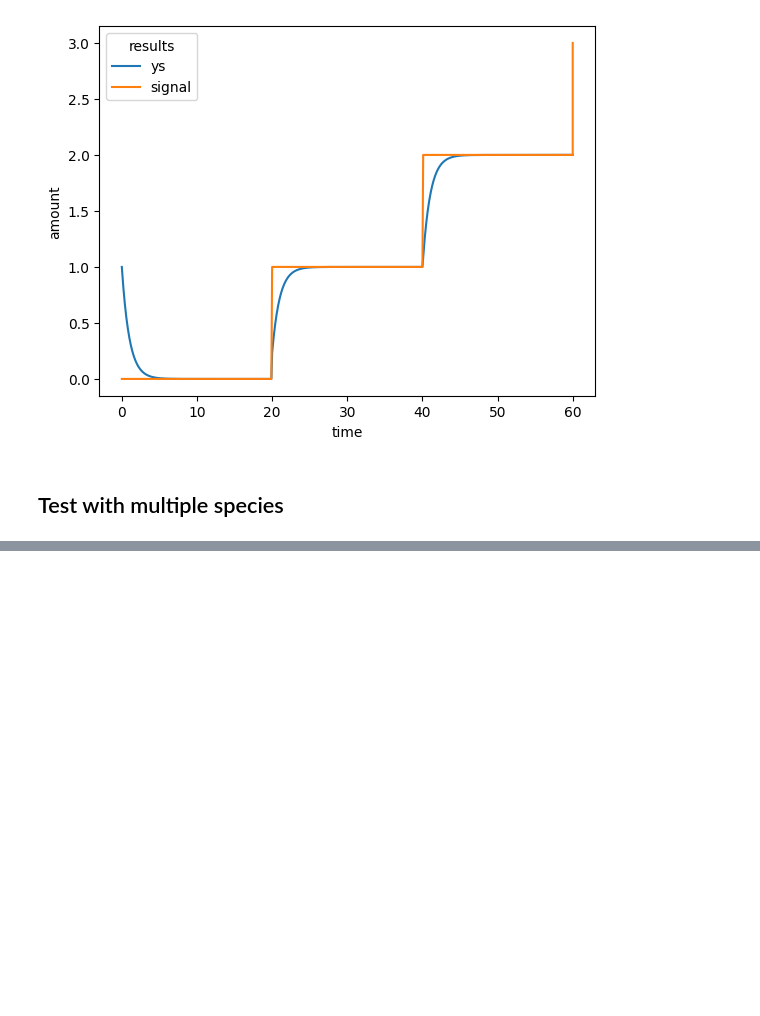
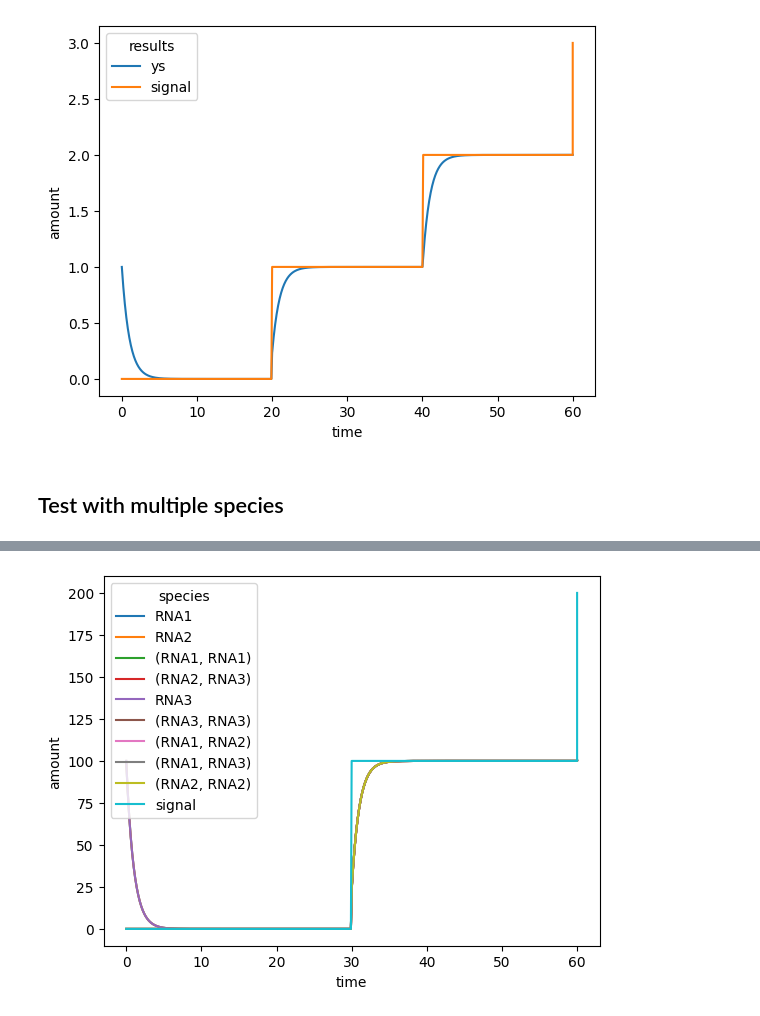
Before and after one commit to Steel-Lab-Oxford/core-bioreaction-simulation, a Jupyter notebook: notebooks/test_signal.ipynb, the cells around one changed output, grey strips where cells are left out. Drawn from its saved outputs; the diff is of its cells as text; code cells hidden in the pictures; blank space fills up the shorter version.

Commit message:
somehow need to put signal into species...

```diff
--- a/notebooks/test_signal.ipynb
+++ b/notebooks/test_signal.ipynb
@@ -67,11 +67,14 @@ def x(t, total_time, dt, step_signal):  # control signal
     return step_signal * t / (total_time / dt)
 
 def step_function(t, total_time, num_steps):
-    return jnp.floor_divide(t, total_time / num_steps)
+    return jnp.floor_divide(t, total_time / num_steps) * 100
 
 # exponential decay subject to affine control
 def fbioreaction(t, y, args, x=None):
     return -y + x(t)
+
+
+signal_species = "RNA1"
 
 t0, t1, dt0 = 0, 60, 0.1
 # signal = partial(x, total_time=t1, dt=dt0, step_signal=4)
@@ -80,4 +83,5 @@ signal = partial(step_function, total_time=t1, num_steps=2)
 term = dfx.ODETerm(partial(fbioreaction, x=signal))
 solver = dfx.Tsit5()
 saveat = dfx.SaveAt(t0=True, t1=True, steps=True)
-sim_result = dfx.diffeqsolve(term, solver, t0=t0, t1=t1, dt0=dt0, y0=1, saveat=saveat)
+sim_result = dfx.diffeqsolve(term, solver, t0=t0, t1=t1, dt0=dt0,
+    y0=qreactions.quantities, saveat=saveat)
@@ -83,0 +98,14 @@ sim_result = dfx.diffeqsolve(term, solver, t0=t0, t1=t1, dt0=dt0, y0=1, saveat=s
+# %%
+# plt.plot(sim_result.ts, sim_result.ys)
+# plt.plot(sim_result.ts, [signal(t) for t in sim_result.ts])
+# plt.show()
+
+data = pd.DataFrame(columns=[str(s.name) for s in model.species], data=sim_result.ys)
+data['time'] = sim_result.ts
+data['signal'] = np.array([signal(t) for t in sim_result.ts])
+
+dfm = data.melt('time', var_name='species', value_name='amount')
+sns.lineplot(x='time', y='amount', hue='species', data=dfm)  # , kind='point')
+plt.savefig('signals.png')
+# %% [output]
+[figure, added]
```
Also changed, not shown: parts of 1 cell of this notebook.
